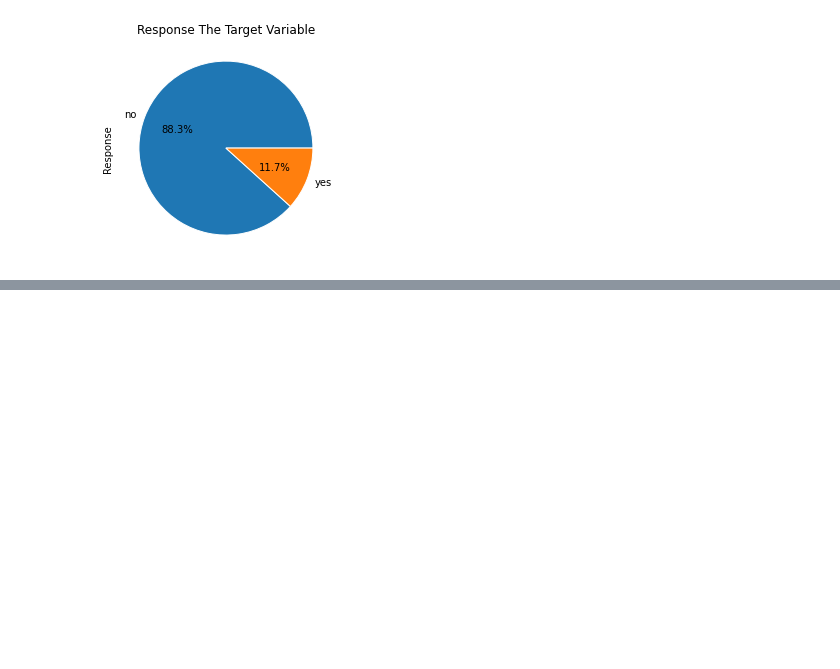
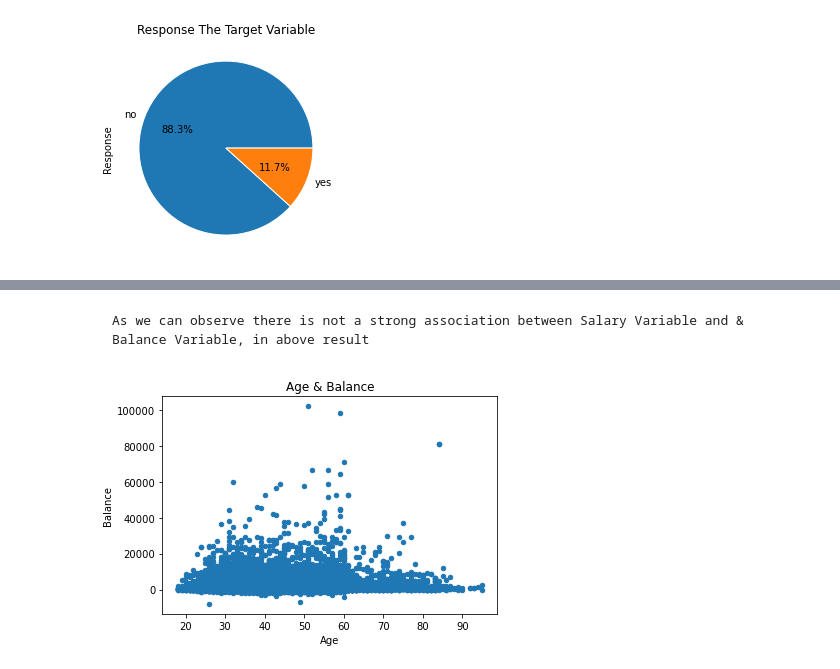
Before and after one commit to dirumisra/BankMarketing_DataSet_EDA, a Jupyter notebook: bank_marketing_EDA.ipynb, the cells around one changed output, grey strips where cells are left out. Saved outputs shown, nothing was run; the diff lists cells and outputs as text; code cells hidden in the pictures; blank space fills up the shorter version.

```diff
--- a/bank_marketing_EDA.ipynb
+++ b/bank_marketing_EDA.ipynb
@@ -676,0 +714,10 @@ plt.show()
+# %% [markdown]
+    As we can observe there is not a strong association between Salary Variable and & Balance Variable, in above result
+# %%
+# Visualize Correlation between Age & Balance
+
+bank_mkt_df1.plot.scatter(x = "Age",y = 'Balance')
+plt.title('Age & Balance')
+plt.show()
+# %% [output]
+[figure, added]
```
Also changed, not shown: parts of 63 cells of this notebook.
